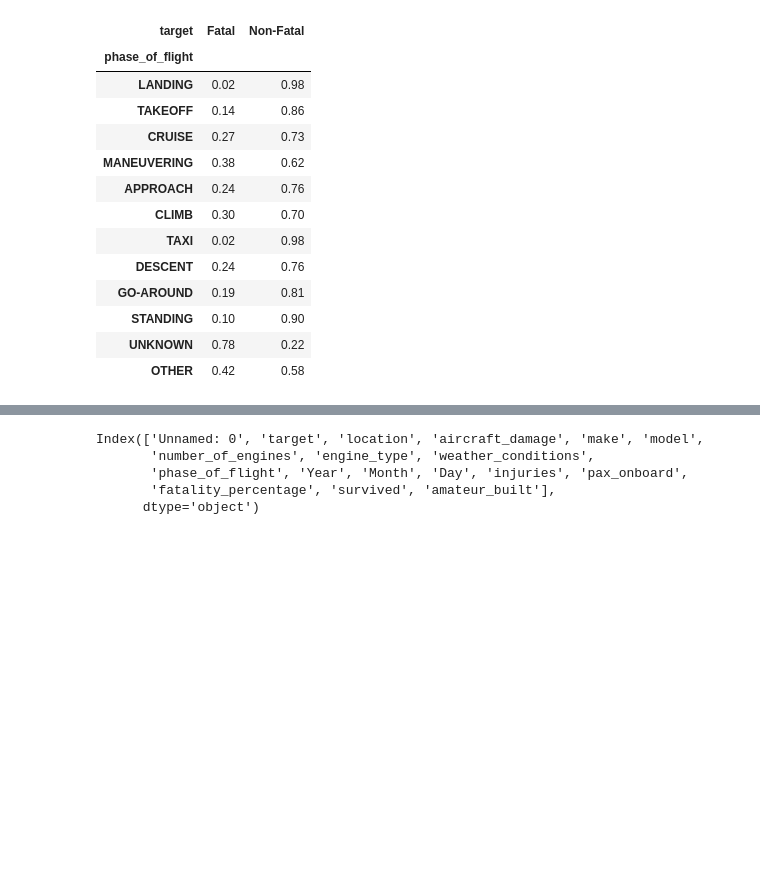
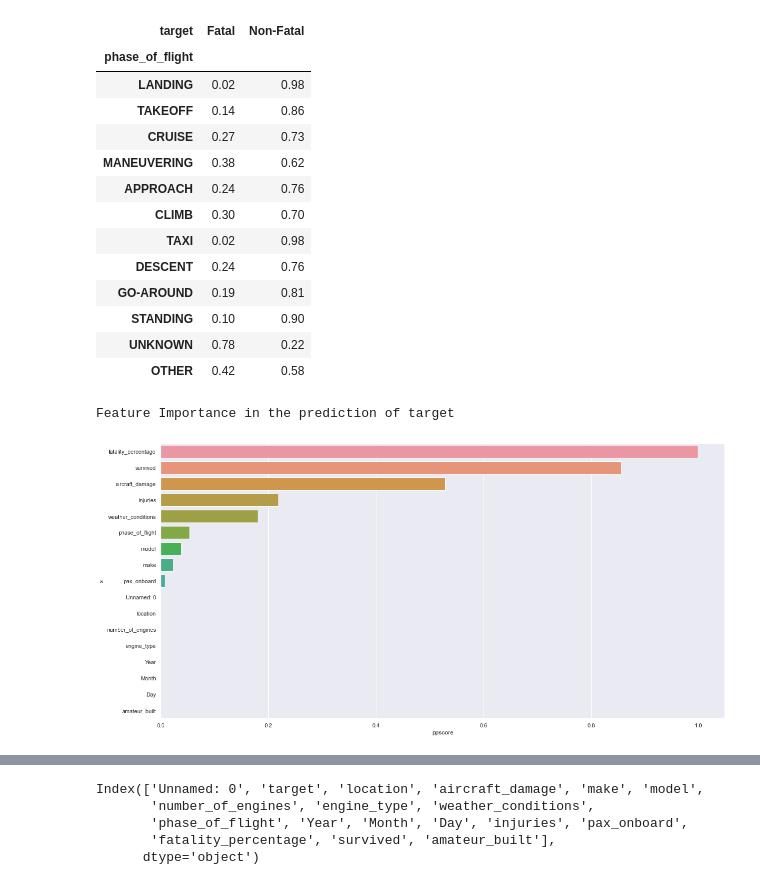
Before and after one commit to reynoso811/ML_Aviation_Safety, a Jupyter notebook: notebooks/visualizations.ipynb, the cells around one changed output, grey strips where cells are left out. Cells and saved outputs as stored; diff of their text form; code cells hidden in the pictures; blank space fills up the shorter version.

```diff
--- a/notebooks/visualizations.ipynb
+++ b/notebooks/visualizations.ipynb
@@ -87,3 +148,8 @@ Crosstabulation of phase_of_flight across target
 | STANDING | 0.10 | 0.90 |
 | UNKNOWN | 0.78 | 0.22 |
 | OTHER | 0.42 | 0.58 |
+# %%
+eda_numcat(data_2, 'target', method="pps")
+# %% [output]
+Feature Importance in the prediction of target
+[figure, added]
```
Also changed, not shown: parts of 8 cells of this notebook, 3 other files.
